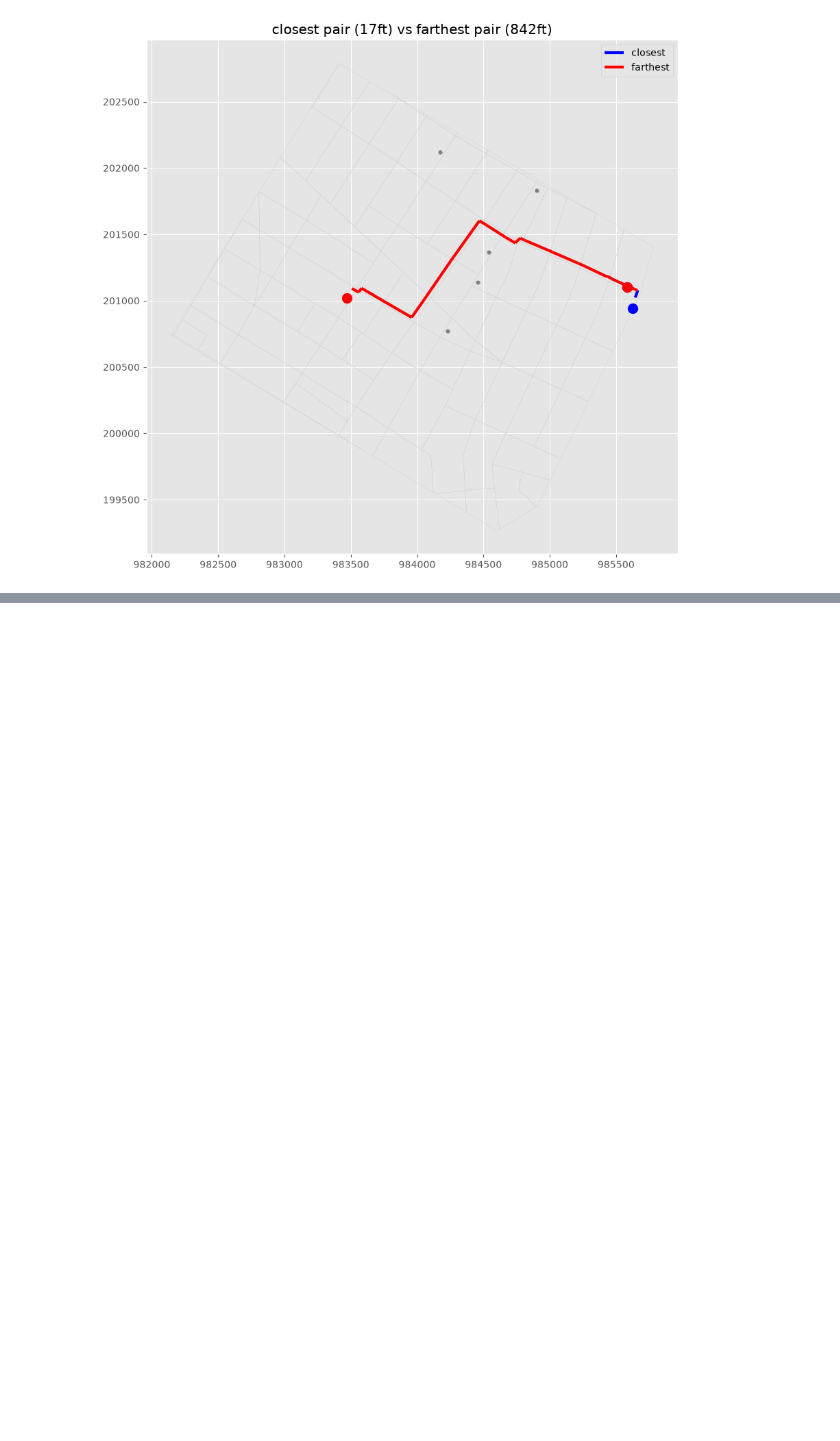
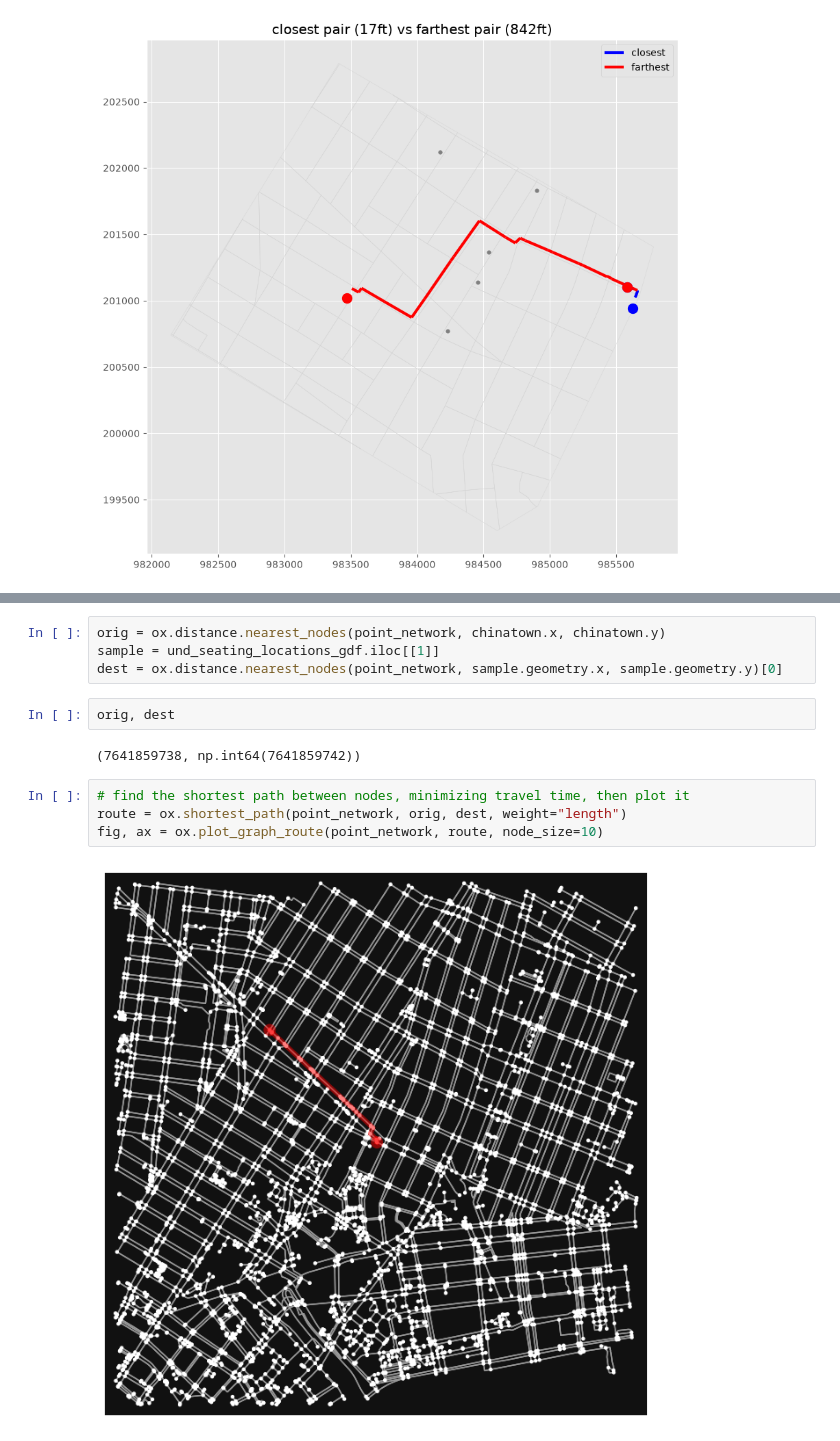
Before and after one commit to rachelshin-works/cdp-mapping-systems, a Jupyter notebook: Assignment_rachel/chinatown_seating_locations.ipynb, the cells around one changed output, grey strips where cells are left out. Saved outputs shown, nothing was run; the diff lists cells and outputs as text; blank space fills up the shorter version.

```diff
--- a/Assignment_rachel/chinatown_seating_locations.ipynb
+++ b/Assignment_rachel/chinatown_seating_locations.ipynb
@@ -588,0 +684,14 @@ plt.show()
+# %%
+orig = ox.distance.nearest_nodes(point_network, chinatown.x, chinatown.y)
+sample = und_seating_locations_gdf.iloc[[1]]
+dest = ox.distance.nearest_nodes(point_network, sample.geometry.x, sample.geometry.y)[0]
+# %%
+orig, dest
+# %% [output]
+(7641859738, np.int64(7641859742))
+# %%
+# find the shortest path between nodes, minimizing travel time, then plot it
+route = ox.shortest_path(point_network, orig, dest, weight="length")
+fig, ax = ox.plot_graph_route(point_network, route, node_size=10)
+# %% [output]
+[figure, added]
```
Also changed, not shown: parts of 29 cells of this notebook, 3 other files.
